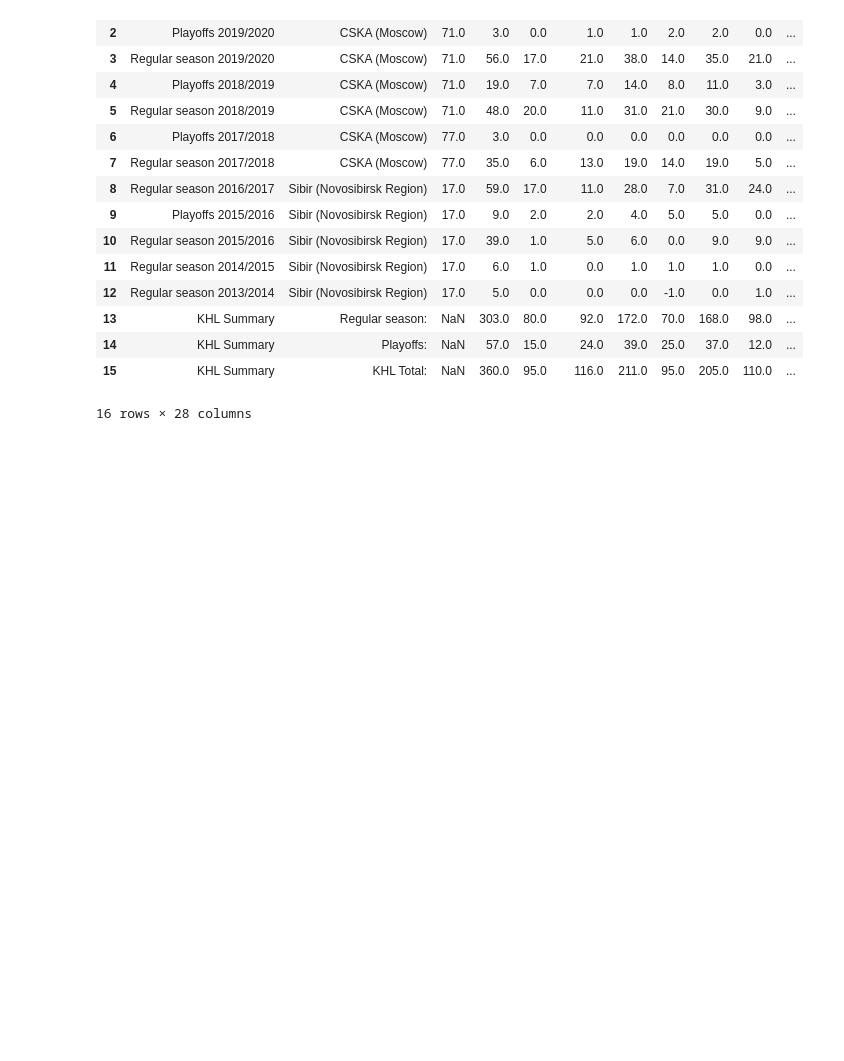
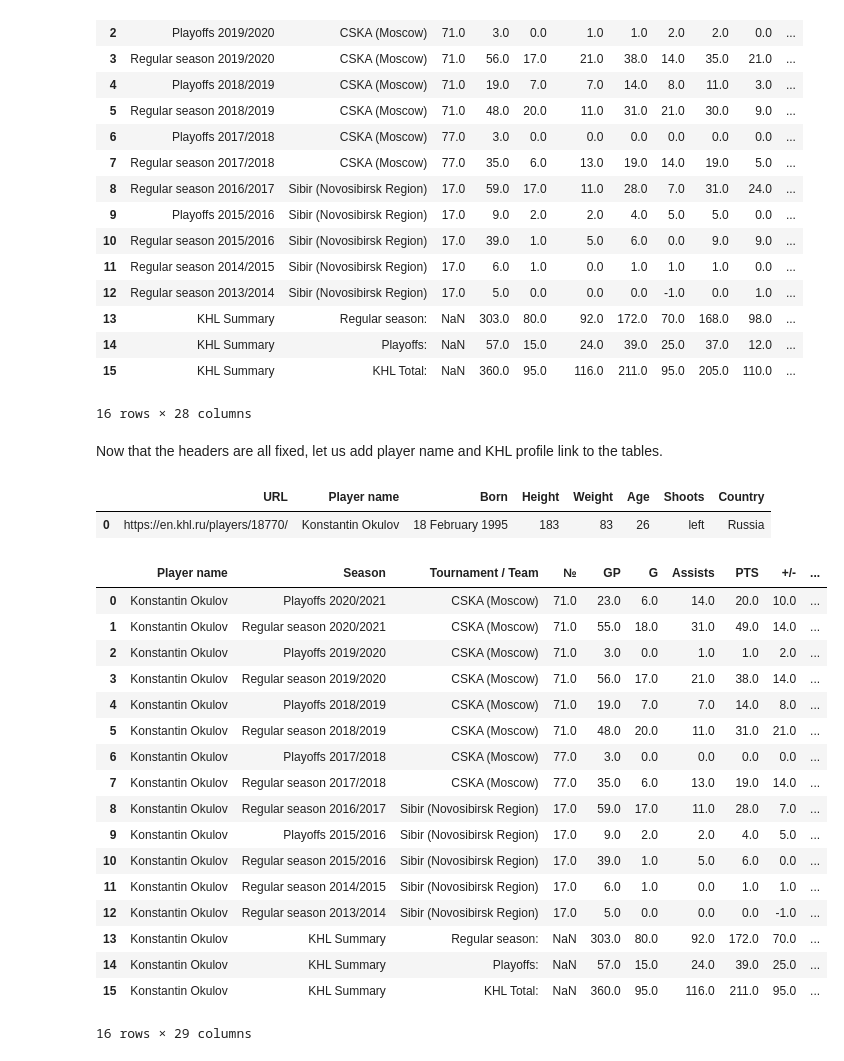
Before and after one commit to Dark-Hobbit/khl, a Jupyter notebook: data_preparation_players.ipynb, the cells around one changed output. Drawn from its saved outputs; the diff is of its cells as text; code cells hidden in the pictures; blank space fills up the shorter version.

```diff
--- a/data_preparation_players.ipynb
+++ b/data_preparation_players.ipynb
@@ -132,3 +132,40 @@ player_season_stat
 | 14 | KHL Summary | Playoffs: | NaN | 57.0 | 15.0 | 24.0 | 39.0 | 25.0 | 37.0 | 12.0 | ... |
 | 15 | KHL Summary | KHL Total: | NaN | 360.0 | 95.0 | 116.0 | 211.0 | 95.0 | 205.0 | 110.0 | ... |
 16 rows × 28 columns
+# %% [markdown]
+Now that the headers are all fixed, let us add player name and KHL profile link to the tables.
+# %%
+# Adding player name and profile link to player information.
+
+player_info = pd.concat([player_name, player_info], axis=1)
+# %%
+player_info
+# %% [output]
+|  | URL | Player name | Born | Height | Weight | Age | Shoots | Country |
+| 0 | https://en.khl.ru/players/18770/ | Konstantin Okulov | 18 February 1995 | 183 | 83 | 26 | left | Russia |
+# %%
+# Add a column indicating player name to player season stastics and move it to the start of the table.
+
+player_season_stat['Player name'] = player_info['Player name'][0]
+player_season_stat = player_season_stat[['Player name'] + [col for col in player_season_stat.columns if col != 'Player name']]
+# %%
+player_season_stat
+# %% [output]
+|  | Player name | Season | Tournament / Team | № | GP | G | Assists | PTS | +/- | ... |
+| 0 | Konstantin Okulov | Playoffs 2020/2021 | CSKA (Moscow) | 71.0 | 23.0 | 6.0 | 14.0 | 20.0 | 10.0 | ... |
+| 1 | Konstantin Okulov | Regular season 2020/2021 | CSKA (Moscow) | 71.0 | 55.0 | 18.0 | 31.0 | 49.0 | 14.0 | ... |
+| 2 | Konstantin Okulov | Playoffs 2019/2020 | CSKA (Moscow) | 71.0 | 3.0 | 0.0 | 1.0 | 1.0 | 2.0 | ... |
+| 3 | Konstantin Okulov | Regular season 2019/2020 | CSKA (Moscow) | 71.0 | 56.0 | 17.0 | 21.0 | 38.0 | 14.0 | ... |
+| 4 | Konstantin Okulov | Playoffs 2018/2019 | CSKA (Moscow) | 71.0 | 19.0 | 7.0 | 7.0 | 14.0 | 8.0 | ... |
+| 5 | Konstantin Okulov | Regular season 2018/2019 | CSKA (Moscow) | 71.0 | 48.0 | 20.0 | 11.0 | 31.0 | 21.0 | ... |
+| 6 | Konstantin Okulov | Playoffs 2017/2018 | CSKA (Moscow) | 77.0 | 3.0 | 0.0 | 0.0 | 0.0 | 0.0 | ... |
+| 7 | Konstantin Okulov | Regular season 2017/2018 | CSKA (Moscow) | 77.0 | 35.0 | 6.0 | 13.0 | 19.0 | 14.0 | ... |
+| 8 | Konstantin Okulov | Regular season 2016/2017 | Sibir (Novosibirsk Region) | 17.0 | 59.0 | 17.0 | 11.0 | 28.0 | 7.0 | ... |
+| 9 | Konstantin Okulov | Playoffs 2015/2016 | Sibir (Novosibirsk Region) | 17.0 | 9.0 | 2.0 | 2.0 | 4.0 | 5.0 | ... |
+| 10 | Konstantin Okulov | Regular season 2015/2016 | Sibir (Novosibirsk Region) | 17.0 | 39.0 | 1.0 | 5.0 | 6.0 | 0.0 | ... |
+| 11 | Konstantin Okulov | Regular season 2014/2015 | Sibir (Novosibirsk Region) | 17.0 | 6.0 | 1.0 | 0.0 | 1.0 | 1.0 | ... |
+| 12 | Konstantin Okulov | Regular season 2013/2014 | Sibir (Novosibirsk Region) | 17.0 | 5.0 | 0.0 | 0.0 | 0.0 | -1.0 | ... |
+| 13 | Konstantin Okulov | KHL Summary | Regular season: | NaN | 303.0 | 80.0 | 92.0 | 172.0 | 70.0 | ... |
+| 14 | Konstantin Okulov | KHL Summary | Playoffs: | NaN | 57.0 | 15.0 | 24.0 | 39.0 | 25.0 | ... |
+| 15 | Konstantin Okulov | KHL Summary | KHL Total: | NaN | 360.0 | 95.0 | 116.0 | 211.0 | 95.0 | ... |
+16 rows × 29 columns
```
Also changed, not shown: parts of 7 cells of this notebook, 3 other files.
